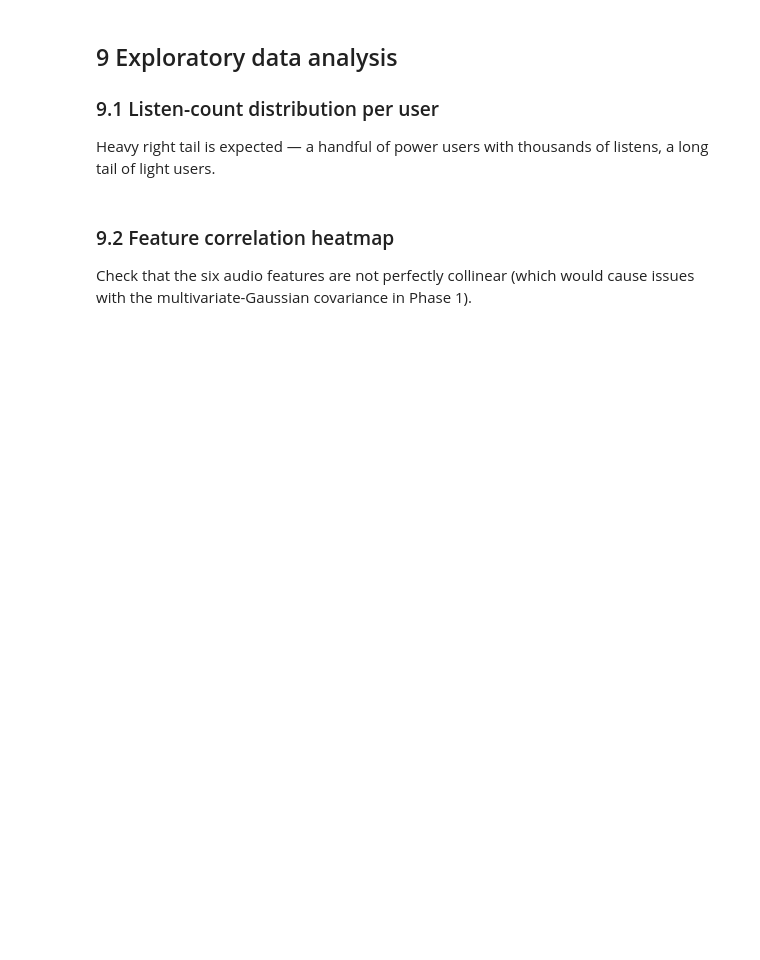
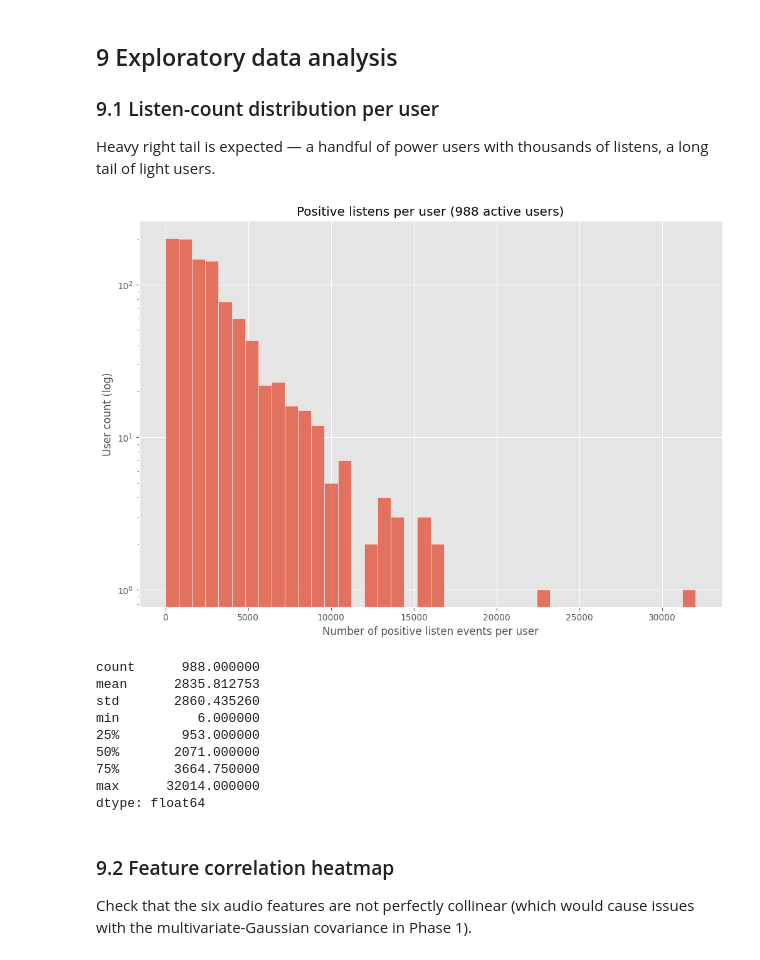
Before and after one commit to Maglehoj/MBML---2026, a Jupyter notebook: phase0_data.ipynb, the cells around one changed output. Drawn from its saved outputs; the diff is of its cells as text; code cells hidden in the pictures; blank space fills up the shorter version.

```diff
--- a/phase0_data.ipynb
+++ b/phase0_data.ipynb
@@ -36,21 +36,20 @@ import seaborn as sns
 from sklearn.preprocessing import MinMaxScaler
 from pathlib import Path
 
-# Random seed and plotting setup
 np.random.seed(42)
 plt.style.use('ggplot')
 %matplotlib inline
 plt.rcParams['figure.figsize'] = (12, 8)
 
-# Repo root is where this notebook lives; raw data lives one level up.
 REPO_ROOT       = Path.cwd()
-DATA_DIR        = REPO_ROOT / 'data'   # output CSVs go here
+DATA_DIR        = REPO_ROOT / 'data'
 DATA_DIR.mkdir(exist_ok=True)
 
 LASTFM_DIR      = REPO_ROOT.parent / 'lastfm-dataset-1K'
 MSD_SUMMARY     = REPO_ROOT.parent / 'msd_summary_file.h5'
+TAGTRAUM        = REPO_ROOT.parent / 'msd_tagtraum_cd2.cls'
+UNIQUE_TRACKS   = REPO_ROOT.parent / 'unique_tracks.txt'   # MSD TR→SO ID mapping
 
-# Features to extract
 FEATURE_COLS = ['loudness', 'tempo', 'key', 'mode', 'time_signature', 'duration']
 # %% [markdown]
 ## 1  Load Last.fm 1K listening histories
@@ -76,9 +84,9 @@ with h5py.File(MSD_SUMMARY, 'r') as f:
     meta = f['metadata']['songs']
     ana  = f['analysis']['songs']
     df_msd = pd.DataFrame({
-        'song_id':        meta['song_id'][:].astype(str),
-        'artist_name':    meta['artist_name'][:].astype(str),
-        'title':          meta['title'][:].astype(str),
+        'song_id':        [x.decode('utf-8', errors='replace') for x in meta['song_id'][:]],
+        'artist_name':    [x.decode('utf-8', errors='replace') for x in meta['artist_name'][:]],
+        'title':          [x.decode('utf-8', errors='replace') for x in meta['title'][:]],
         'loudness':       ana['loudness'][:].astype(float),
         'tempo':          ana['tempo'][:].astype(float),
         'key':            ana['key'][:].astype(float),
@@ -90,0 +111,22 @@ df_msd.head()
+# %%
+# TR→SO mapping from unique_tracks.txt
+df_tracks = pd.read_csv(
+    UNIQUE_TRACKS, sep='<SEP>', header=None,
+    names=['track_id', 'song_id', 'artist', 'title'],
+    engine='python',
+)
+
+# Tagtraum genre labels (TR... IDs) joined through the mapping to SO... IDs
+df_genre_raw = pd.read_csv(
+    TAGTRAUM, sep='\t', comment='#', header=None,
+    names=['track_id', 'genre', 'genre_minor'],
+    dtype=str,
+)
+df_genre = (df_genre_raw[['track_id', 'genre']]
+            .merge(df_tracks[['track_id', 'song_id']], on='track_id', how='left')
+            [['song_id', 'genre']]
+            .dropna(subset=['song_id']))
+
+print(f'Tagtraum genres resolved: {len(df_genre):,} songs')
+print(f'Unique majority genres:   {df_genre["genre"].nunique()}')
+print(df_genre['genre'].value_counts().to_string())
@@ -118,0 +182,6 @@ print(f'Matched corpus size: {len(df_songs):,} songs')
+# %%
+df_songs = df_songs.merge(df_genre[['song_id', 'genre']], on='song_id', how='left')
+df_songs['genre'] = df_songs['genre'].fillna('Unknown')
+n_annotated = (df_songs['genre'] != 'Unknown').sum()
+print(f'Genre coverage: {n_annotated:,} of {len(df_songs):,} matched songs ({100*n_annotated/len(df_songs):.1f}%)')
+print(df_songs['genre'].value_counts().to_string())
@@ -188,13 +290,25 @@ print(f'Wrote {listens_out}: {len(df_listens):,} listen events')
 Heavy right tail is expected — a handful of power users with thousands of listens, a long tail of light users.
 # %%
 user_listens = df_listens_pos.groupby('user_id').size()
-sns.histplot(user_listens, bins=40, log_scale=(False, True))
+sns.histplot(user_listens, bins=40)
+plt.yscale('log')
 plt.xlabel('Number of positive listen events per user')
 plt.ylabel('User count (log)')
 plt.title(f'Positive listens per user ({len(active_users):,} active users)')
 plt.show()
 
 print(user_listens.describe())
+# %% [output]
+[figure, added]
+count      988.000000
+mean      2835.812753
+std       2860.435260
+min          6.000000
+25%        953.000000
+50%       2071.000000
+75%       3664.750000
+max      32014.000000
+dtype: float64
 # %% [markdown]
 ### 9.2 Feature correlation heatmap
 
```
Also changed, not shown: parts of 14 cells of this notebook, 6 other files.
